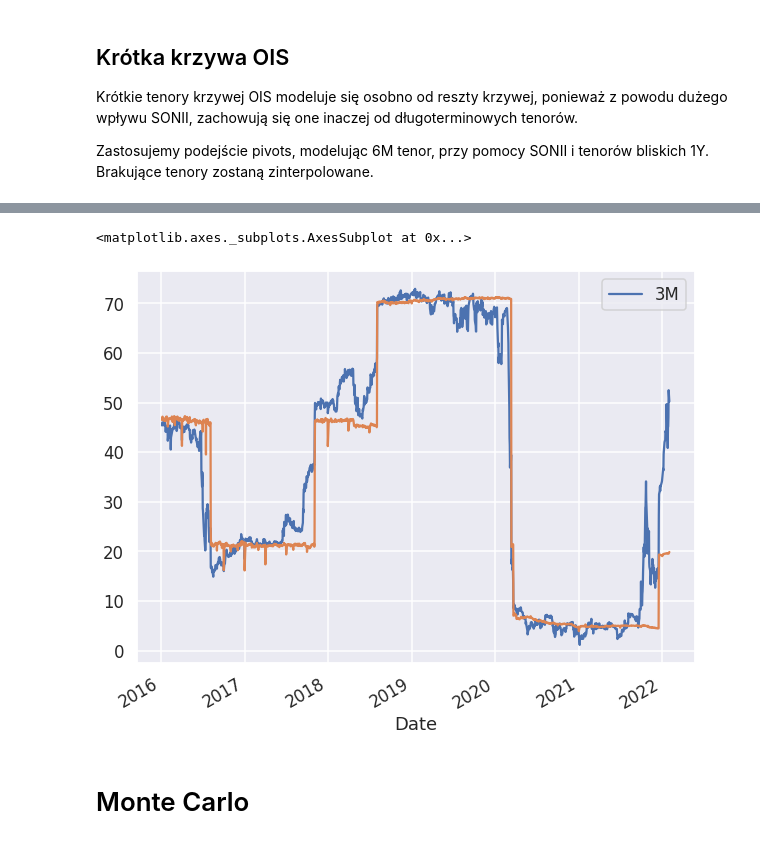
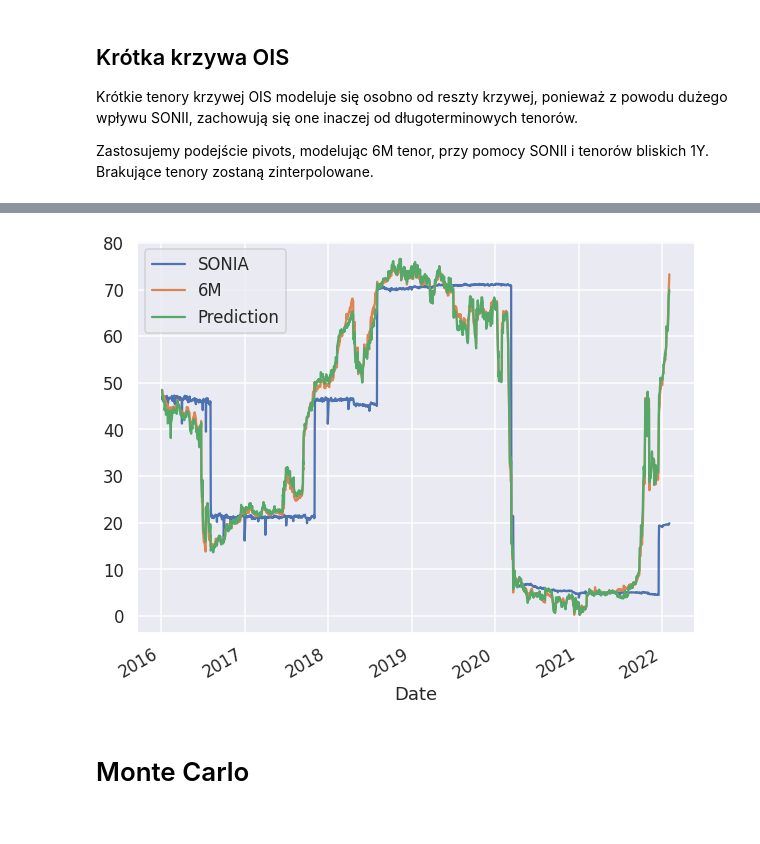
Before and after one commit to PiotMik/OIS_curve_modeling, a Jupyter notebook: OIS_Curve_modelling_3.ipynb, the cells around one changed output, grey strips where cells are left out. Drawn from its saved outputs; the diff is of its cells as text; code cells hidden in the pictures.

```diff
--- a/OIS_Curve_modelling_3.ipynb
+++ b/OIS_Curve_modelling_3.ipynb
@@ -535,9 +560,11 @@ short_term_model.fit(rates, val_split=0.2)
-# %%
-short_term_model.predict(X=rates, tenors=['3M']).plot()
-rates['SONIA'].plot()
-# %% [output]
-<matplotlib.axes._subplots.AxesSubplot at 0x...>
-[figure, removed]
+# %%
+tenor = '6M'
+fig, ax = plt.subplots()
+rates[['SONIA', tenor]].plot(ax = ax)
+short_term_model.predict(X=rates, tenors=[tenor]).plot(ax = ax, label='prediction')
+plt.legend(['SONIA', tenor, 'Prediction']);
+# %% [output]
+[figure, added]
 # %% [markdown]
 # Monte Carlo
 # %%
```
Also changed, not shown: parts of 6 cells of this notebook.
